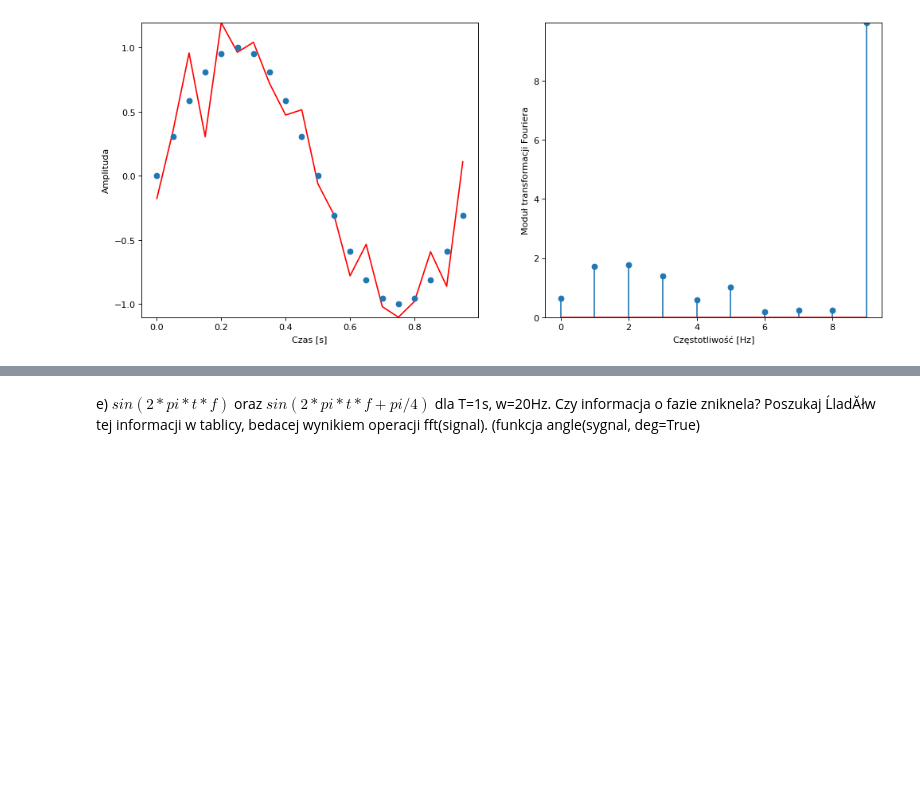
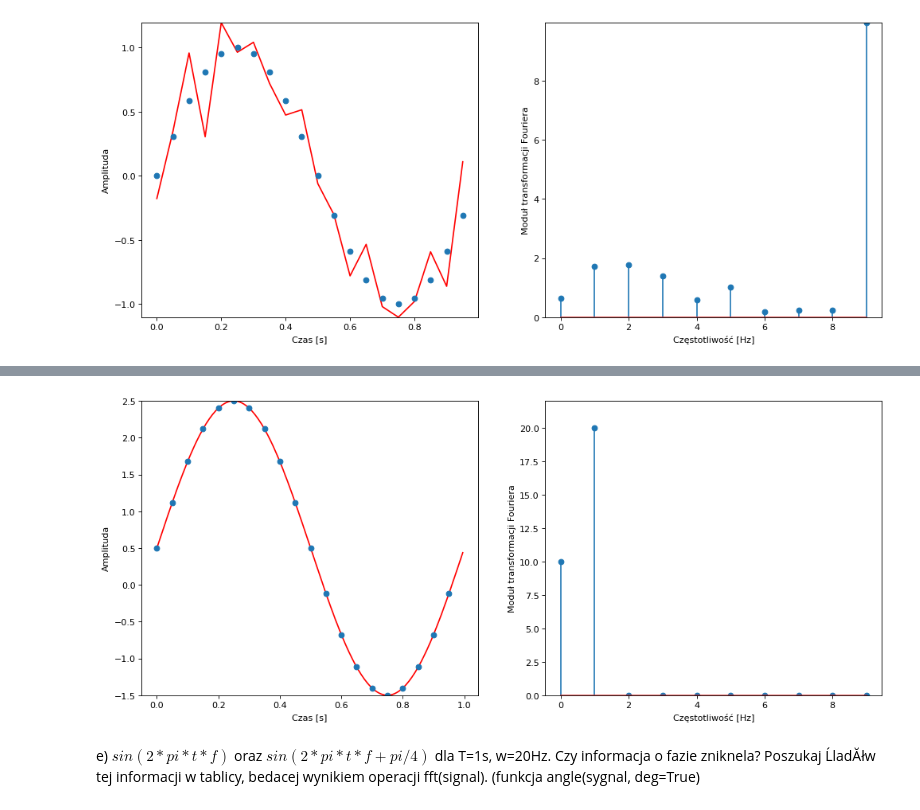
Before and after one commit to andziuba/human-computer-interaction, a Jupyter notebook: 04.sygnaly/sygnaly1.ipynb, the cells around one changed output, grey strips where cells are left out. Cells and saved outputs as stored; diff of their text form; code cells hidden in the pictures; blank space fills up the shorter version.

```diff
--- a/04.sygnaly/sygnaly1.ipynb
+++ b/04.sygnaly/sygnaly1.ipynb
@@ -422 +424,66 @@
+# %%
+import numpy as np
+import matplotlib.pyplot as plt
+from scipy.fft import fft
+
+def analyze_signal(amplituda=1, czestotliwosc_probkowania=40, liczba_przebiegow=1, czestotliwosc_sygnalu=1.0):
+    A = amplituda
+    LP = liczba_przebiegow
+    w = czestotliwosc_probkowania
+    f = czestotliwosc_sygnalu
+
+    T = 1.0/f  #dlugosc jednego sygnalu
+    TW = 1.0/w  #okres probkowania
+
+    t = np.arange(0, LP*T, TW)  #momenty pobrania probek
+    n = len(t)
+
+    #suma funkcji
+    FUNC = lambda t: 0.5 + 2 * np.sin(2 * np.pi * t * f)
+    signal = FUNC(t)  #funkcja sprobkowana
+
+    #rysowanie wykresow
+    fig = plt.figure(figsize=(15, 6), dpi=80)
+
+    # POMOCNICZY SYGNAL
+    base_t = np.arange(0, LP*T, 1.0/200.0)
+    base_signal = FUNC(base_t)
+
+    ax = fig.add_subplot(121)
+    ax.plot(base_t, base_signal, linestyle='-', color='red')
+    ax.set_ylim([min(base_signal), max(base_signal)])
+
+    #wykres probek
+    ax.plot(t, signal, 'o')
+
+    ax.set_xlabel('Czas [s]')
+    ax.set_ylabel('Amplituda')
+
+    #transformata Fouriera
+    signal1 = fft(signal)
+    signal1 = np.abs(signal1)  #modul
+
+    #skala czestotliwosci
+    freqs = np.fft.fftfreq(n, TW)  #czestotliwosci w Hz
+    freqs = np.fft.fftshift(freqs)  #przemieszczenie do zakresu 0 Hz - fs/2
+
+    #wykres w dziedzinie czestotliwosci
+    ax = fig.add_subplot(122)
+    positive_freqs = freqs[freqs >= 0]
+    positive_signal1 = signal1[np.fft.fftshift(freqs) >= 0]
+
+    ax.stem(positive_freqs, positive_signal1, '-*')
+
+    ymax = max(positive_signal1)
+    ax.set_ylim([0.0, ymax * 1.1])
+
+    ax.set_xlabel('Częstotliwość [Hz]')
+    ax.set_ylabel('Moduł transformacji Fouriera')
+
+    #wykresy
+    plt.show()
+
+analyze_signal(czestotliwosc_probkowania=20, liczba_przebiegow=1)
+# %% [output]
+[figure, added]
 # %% [markdown]
```
Also changed, not shown: parts of 13 cells of this notebook.
